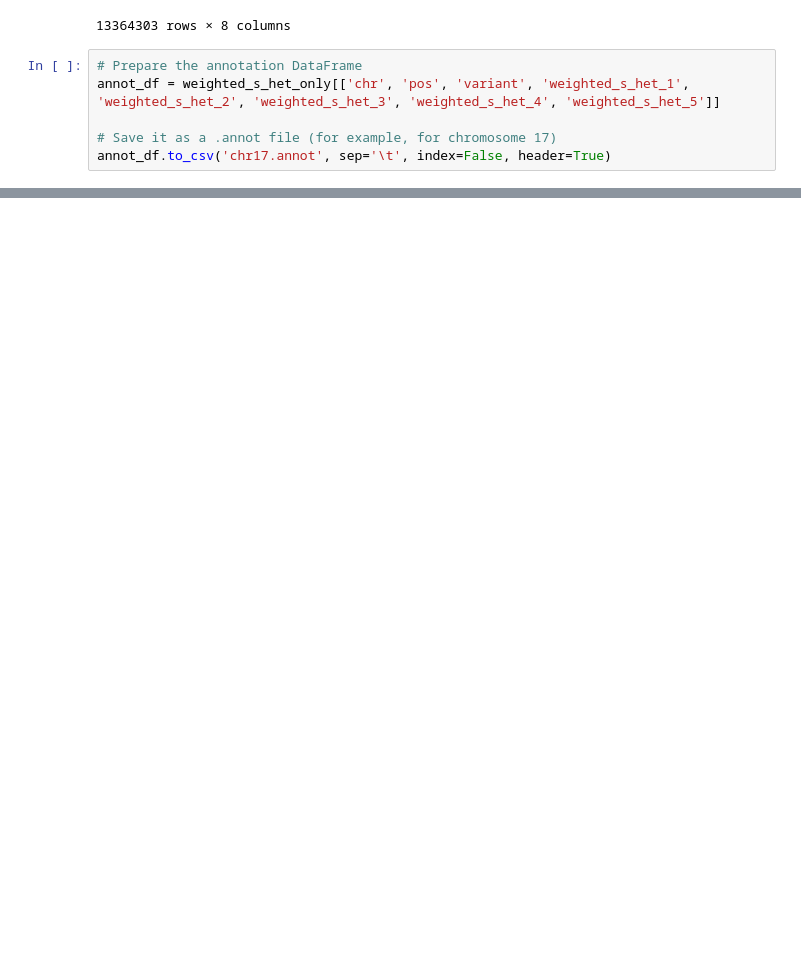
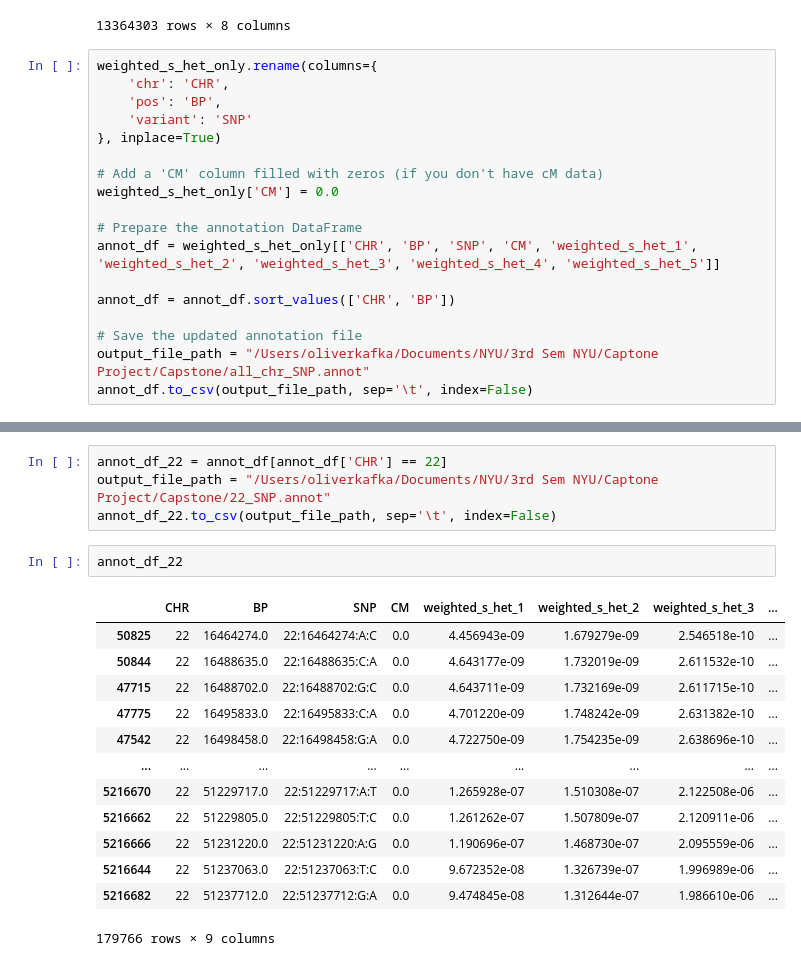
Before and after one commit to ojkafka/Capstone, a Jupyter notebook: Nearest Genes Top 5 (OK).ipynb, the cells around one changed output, grey strips where cells are left out. Drawn from its saved outputs; the diff is of its cells as text; blank space fills up the shorter version.

Commit message:
adding annot file generation

```diff
--- a/Nearest Genes Top 5 (OK).ipynb
+++ b/Nearest Genes Top 5 (OK).ipynb
@@ -733,8 +733,20 @@ weighted_s_het_only
 | 13364302 | 1:249230914:C:T | 1 | 249230914.0 | 5.806186e-08 | 7.837998e-08 | 3.530562e-08 | 3.387823e-07 | ... |
 13364303 rows × 8 columns
 # %%
+weighted_s_het_only.rename(columns={
+    'chr': 'CHR',
+    'pos': 'BP',
+    'variant': 'SNP'
+}, inplace=True)
+
+# Add a 'CM' column filled with zeros (if you don't have cM data)
+weighted_s_het_only['CM'] = 0.0
+
 # Prepare the annotation DataFrame
-annot_df = weighted_s_het_only[['chr', 'pos', 'variant', 'weighted_s_het_1', 'weighted_s_het_2', 'weighted_s_het_3', 'weighted_s_het_4', 'weighted_s_het_5']]
+annot_df = weighted_s_het_only[['CHR', 'BP', 'SNP', 'CM', 'weighted_s_het_1', 'weighted_s_het_2', 'weighted_s_het_3', 'weighted_s_het_4', 'weighted_s_het_5']]
 
-# Save it as a .annot file (for example, for chromosome 17)
-annot_df.to_csv('chr17.annot', sep='\t', index=False, header=True)
+annot_df = annot_df.sort_values(['CHR', 'BP'])
+
+# Save the updated annotation file
+output_file_path = "/Users/oliverkafka/Documents/NYU/3rd Sem NYU/Captone Project/Capstone/all_chr_SNP.annot"
+annot_df.to_csv(output_file_path, sep='\t', index=False)
@@ -740,0 +763,20 @@ annot_df.to_csv('chr17.annot', sep='\t', index=False, header=True)
+# %%
+annot_df_22 = annot_df[annot_df['CHR'] == 22]
+output_file_path = "/Users/oliverkafka/Documents/NYU/3rd Sem NYU/Captone Project/Capstone/22_SNP.annot"
+annot_df_22.to_csv(output_file_path, sep='\t', index=False)
+# %%
+annot_df_22
+# %% [output]
+|  | CHR | BP | SNP | CM | weighted_s_het_1 | weighted_s_het_2 | weighted_s_het_3 | ... |
+| 50825 | 22 | 16464274.0 | 22:16464274:A:C | 0.0 | 4.456943e-09 | 1.679279e-09 | 2.546518e-10 | ... |
+| 50844 | 22 | 16488635.0 | 22:16488635:C:A | 0.0 | 4.643177e-09 | 1.732019e-09 | 2.611532e-10 | ... |
+| 47715 | 22 | 16488702.0 | 22:16488702:G:C | 0.0 | 4.643711e-09 | 1.732169e-09 | 2.611715e-10 | ... |
+| 47775 | 22 | 16495833.0 | 22:16495833:C:A | 0.0 | 4.701220e-09 | 1.748242e-09 | 2.631382e-10 | ... |
+| 47542 | 22 | 16498458.0 | 22:16498458:G:A | 0.0 | 4.722750e-09 | 1.754235e-09 | 2.638696e-10 | ... |
+| ... | ... | ... | ... | ... | ... | ... | ... | ... |
+| 5216670 | 22 | 51229717.0 | 22:51229717:A:T | 0.0 | 1.265928e-07 | 1.510308e-07 | 2.122508e-06 | ... |
+| 5216662 | 22 | 51229805.0 | 22:51229805:T:C | 0.0 | 1.261262e-07 | 1.507809e-07 | 2.120911e-06 | ... |
+| 5216666 | 22 | 51231220.0 | 22:51231220:A:G | 0.0 | 1.190696e-07 | 1.468730e-07 | 2.095559e-06 | ... |
+| 5216644 | 22 | 51237063.0 | 22:51237063:T:C | 0.0 | 9.672352e-08 | 1.326739e-07 | 1.996989e-06 | ... |
+| 5216682 | 22 | 51237712.0 | 22:51237712:G:A | 0.0 | 9.474845e-08 | 1.312644e-07 | 1.986610e-06 | ... |
+179766 rows × 9 columns
```
Also changed, not shown: parts of 1 cell of this notebook, 1 other file.
